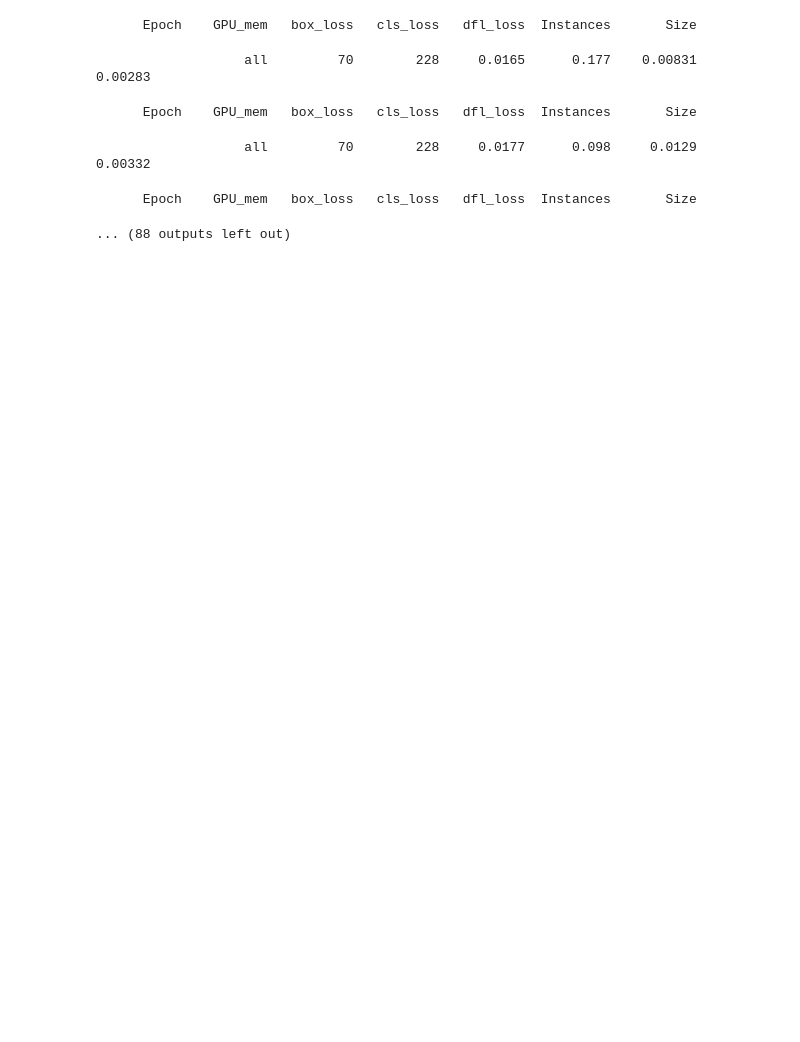
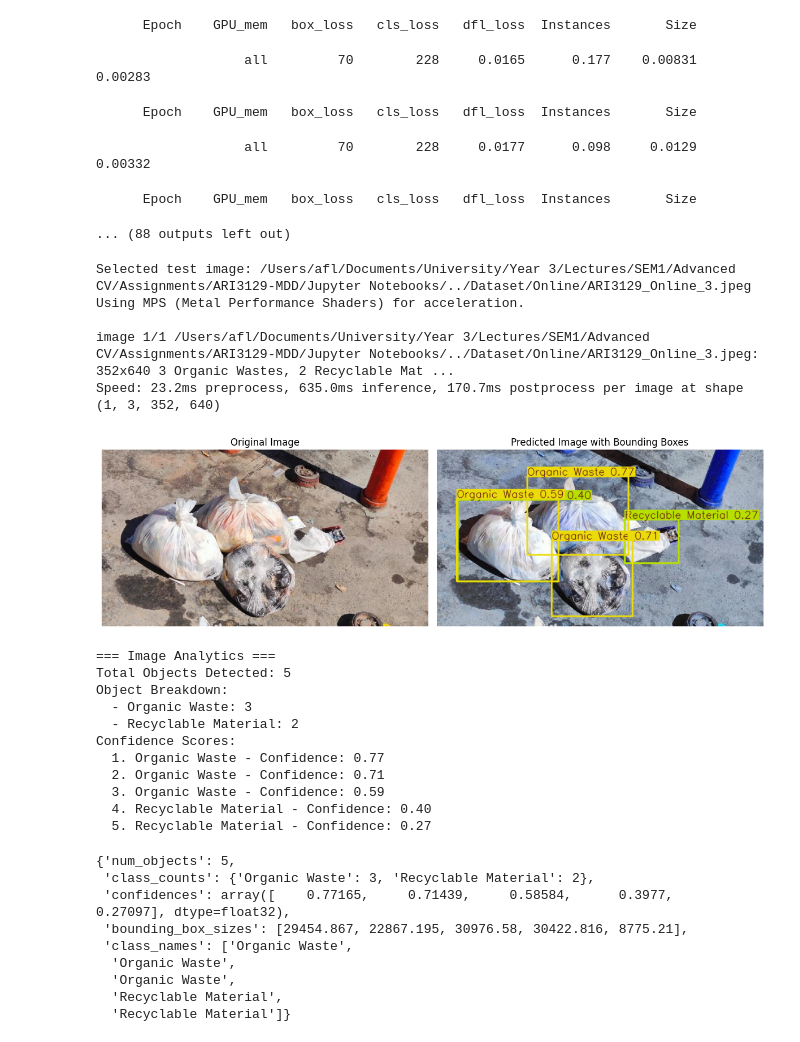
Before and after one commit to AFLucas-UOM/ARI3129-MDD, a Jupyter notebook: Jupyter Notebooks/Yolov8_AFL.ipynb, the cells around one changed output. Drawn from its saved outputs; the diff is of its cells as text; code cells hidden in the pictures; blank space fills up the shorter version.

Commit message:
Further Updates and folder change dirs

```diff
--- a/Jupyter Notebooks/Yolov8_AFL.ipynb
+++ b/Jupyter Notebooks/Yolov8_AFL.ipynb
@@ -200,0 +283,13 @@ Starting training for 50 epochs...
+# %%
+def display_images_side_by_side(original, predicted, titles=("Original Image", "Predicted Image with Bounding Boxes")):
+    plt.figure(figsize=(12, 6))
+    plt.subplot(1, 2, 1)
+    plt.imshow(original)
+    plt.title(titles[0])
+    plt.axis("off")
+    plt.subplot(1, 2, 2)
+    plt.imshow(predicted)
+    plt.title(titles[1])
+    plt.axis("off")
+    plt.tight_layout()
+    plt.show()
@@ -200,0 +327,60 @@ Starting training for 50 epochs...
+# %%
+# Paths
+weights_path = os.path.join(os.getcwd(), "runs", "detect", "MDD-AFL-Yolov8_v1", "weights", "best.pt")
+# test_folder_path = os.path.join(os.getcwd(), "..", "Test")
+test_folder_path = os.path.join(os.getcwd(), "..", "Dataset", "Online")
+
+# Select a random image from the 'Test' folder
+if not os.path.exists(test_folder_path):
+    raise FileNotFoundError(f"Folder not found at {test_folder_path}.")
+test_images = [img for img in os.listdir(test_folder_path) if img.lower().endswith(('.png', '.jpg', '.jpeg'))]
+if not test_images:
+    raise ValueError(f"No valid image files found in {test_folder_path}.")
+test_image_path = os.path.join(test_folder_path, random.choice(test_images))
+print(f"Selected test image: {test_image_path}")
+
+# Determine the device
+device = determine_device()
+
+# Load the model
+model = load_model(weights_path)
+
+# Predict on the selected test image
+results = model.predict(source=test_image_path, device=device)
+
+# Load the original and predicted images
+original_image = load_image(test_image_path)
+predicted_image = results[0].plot()  # Get the image with bounding boxes
+
+# Display images side-by-side
+display_images_side_by_side(original_image, predicted_image)
+
+# Provide analytics of detections
+analyze_detections(results, model)
+# %% [output]
+Selected test image: /Users/afl/Documents/University/Year 3/Lectures/SEM1/Advanced CV/Assignments/ARI3129-MDD/Jupyter Notebooks/../Dataset/Online/ARI3129_Online_3.jpeg
+Using MPS (Metal Performance Shaders) for acceleration.
+
+image 1/1 /Users/afl/Documents/University/Year 3/Lectures/SEM1/Advanced CV/Assignments/ARI3129-MDD/Jupyter Notebooks/../Dataset/Online/ARI3129_Online_3.jpeg: 352x640 3 Organic Wastes, 2 Recyclable Mat ...
+Speed: 23.2ms preprocess, 635.0ms inference, 170.7ms postprocess per image at shape (1, 3, 352, 640)
+[figure, added]
+=== Image Analytics ===
+Total Objects Detected: 5
+Object Breakdown:
+  - Organic Waste: 3
+  - Recyclable Material: 2
+Confidence Scores:
+  1. Organic Waste - Confidence: 0.77
+  2. Organic Waste - Confidence: 0.71
+  3. Organic Waste - Confidence: 0.59
+  4. Recyclable Material - Confidence: 0.40
+  5. Recyclable Material - Confidence: 0.27
+{'num_objects': 5,
+ 'class_counts': {'Organic Waste': 3, 'Recyclable Material': 2},
+ 'confidences': array([    0.77165,     0.71439,     0.58584,      0.3977,     0.27097], dtype=float32),
+ 'bounding_box_sizes': [29454.867, 22867.195, 30976.58, 30422.816, 8775.21],
+ 'class_names': ['Organic Waste',
+  'Organic Waste',
+  'Organic Waste',
+  'Recyclable Material',
+  'Recyclable Material']}
```
Also changed, not shown: parts of 6 cells of this notebook, 7 other files.
